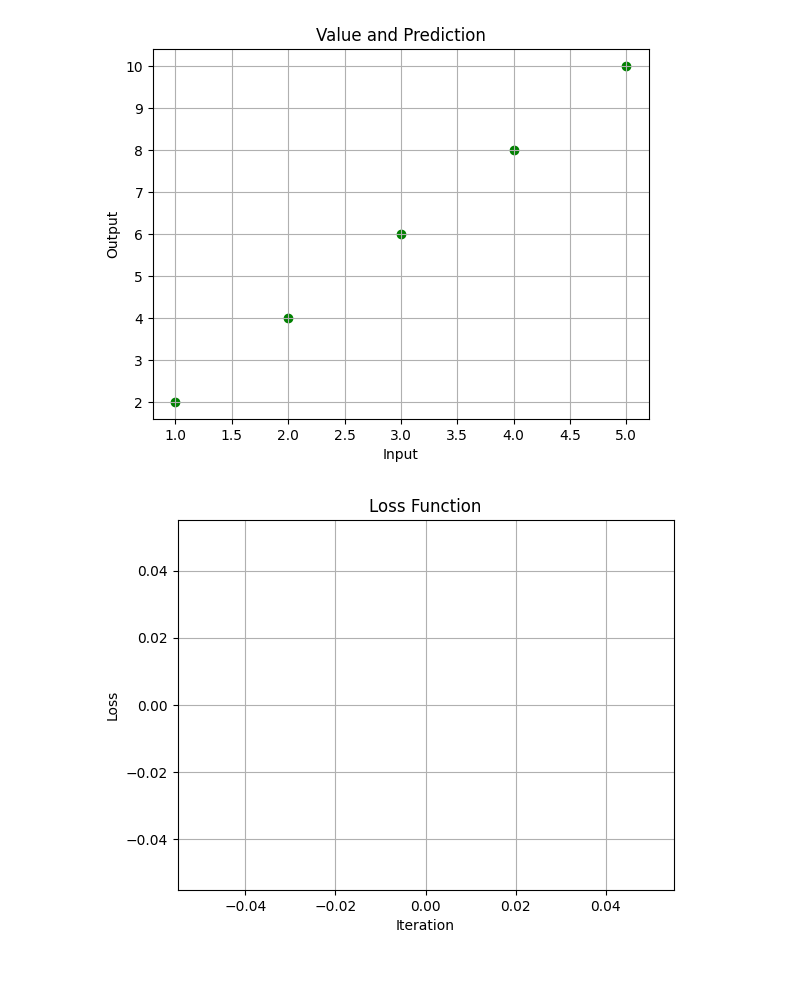
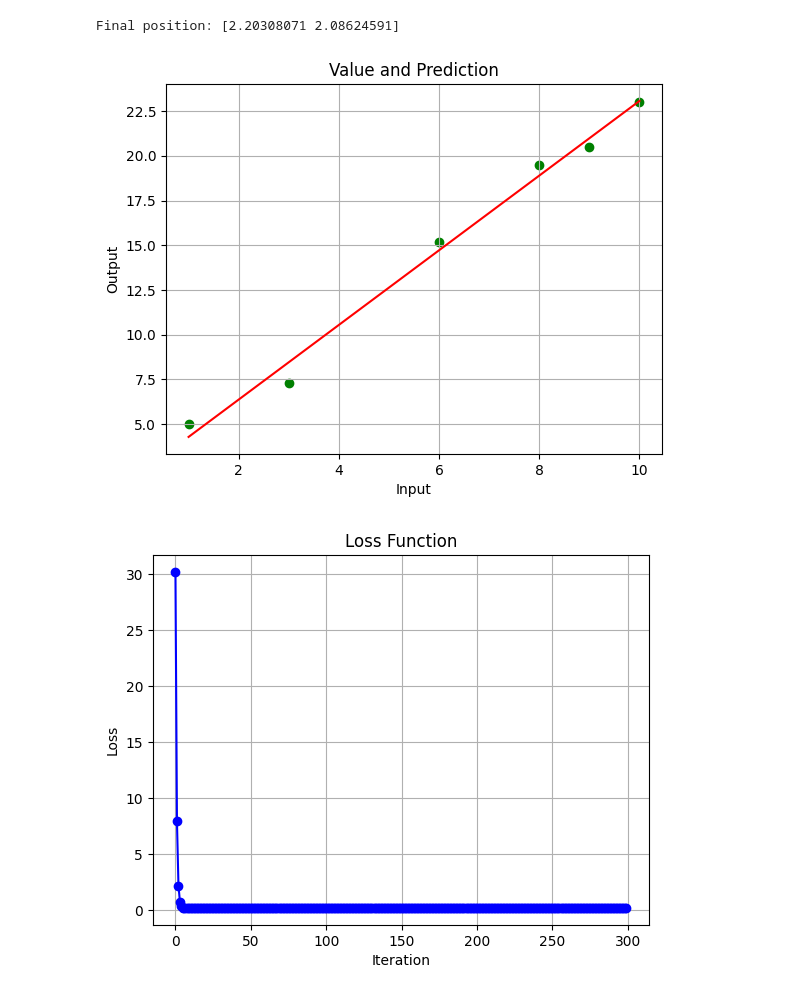
Before and after one commit to manoj-mathivanan/pythonML, a Jupyter notebook: Manoj_Assignment17_Linear_Logistic.ipynb, the cells around one changed output. Cells and saved outputs as stored; diff of their text form; code cells hidden in the pictures.

```diff
--- a/Manoj_Assignment17_Linear_Logistic.ipynb
+++ b/Manoj_Assignment17_Linear_Logistic.ipynb
@@ -15,7 +15,7 @@ def LogisticModelPrediction(x,w):
 def LinearModelErrorCost(yh,y):
   m=len(y)
   error=yh-y
-  return (1/(2*m))*np.sum(error**2)
+  return np.mean(error**2)/(2)
 
 def LogisticModelErrorCost(yh,y):
   m=len(y)
@@ -29,44 +29,82 @@ def gradient_descent(x,y,yh,w):
   w1_grad=(1/m)*np.sum(error*x)
   return np.array([w0_grad,w1_grad])
 # %%
-def learn_feedback(initial_guess, learning_rate, num_iterations, predictionmodel, predictionmodelcost, x, y):
+def Batch_Method(initial_guess, learning_rate, num_iterations, predictionmodel, predictionmodelcost, x, y):
   w = np.array(initial_guess)
   losses = []
   for i in range(num_iterations):
     yh = predictionmodel(x,w)
-    #loss = predictionmodelcost(yh,y)
-    #losses.append(loss)
+    loss = predictionmodelcost(yh,y)
+    losses.append(loss)
     grad = gradient_descent(x,y,yh,w)
     w = w - learning_rate * grad
   return w,losses
+
+def Mini_Batch_Method(batch_size, initial_guess, learning_rate, num_iterations, predictionmodel, predictionmodelcost, x, y):
+  w = np.array(initial_guess)
+  losses = []
+  subarrays = np.array_split(x, batch_size)
+  for subarray in enumerate(subarrays):
+    yh = predictionmodel(x,w)
+    loss = predictionmodelcost(yh,y)
+    losses.append(loss)
+    grad = gradient_descent(x,y,yh,w)
+    w = w - learning_rate * grad
+  return w,losses
 # %%
 # Parameters
-initial_guess = (10, -2)
-learning_rate = 3
-num_iterations = 1000
-input = np.array([1, 2, 3, 4, 5])
-output = np.array([2, 4, 6, 8, 10])
+initial_guess = (2, 1)
+learning_rate = 0.01
+num_iterations = 300
+input = np.array([1, 3, 6, 8, 9, 10])
+output = np.array([5, 7.3, 15.2, 19.5, 20.5, 23])
 predictionmodel = LinearModelPrediction
 predictionmodelcost = LinearModelErrorCost
 
+
 # Running the code
-final_position,losses = learn_feedback(initial_guess, learning_rate, num_iterations, predictionmodel, predictionmodelcost, input, output)
+final_position,losses = Batch_Method(initial_guess, learning_rate, num_iterations, predictionmodel, predictionmodelcost, input, output)
+
+print("Final position:", final_position)
 
 #Plot the output
 plt.scatter(input, output, color='green', label='Input',marker='o')
-plt.plot(input, predictionmodel(input, final_position), color='red', label='Predicted',marker='o')
+plt.plot(input, predictionmodel(input, final_position), color='red', label='Predicted')
 plt.title('Value and Prediction')
 plt.xlabel('Input')
 plt.ylabel('Output')
 plt.grid(True)
 plt.show()
 
 plt.plot(losses, color='blue', label='Loss',marker='o')
 plt.title('Loss Function')
 plt.xlabel('Iteration')
 plt.ylabel('Loss')
 plt.grid(True)
 plt.show()
+
+
+# Running the code
+final_position,losses = Mini_Batch_Method(3, initial_guess, learning_rate, num_iterations, predictionmodel, predictionmodelcost, input, output)
+
+print("Final position:", final_position)
+
+#Plot the output
+plt.scatter(input, output, color='green', label='Input',marker='o')
+plt.plot(input, predictionmodel(input, final_position), color='red', label='Predicted')
+plt.title('Value and Prediction')
+plt.xlabel('Input')
+plt.ylabel('Output')
+plt.grid(True)
+plt.show()
+
+plt.plot(losses, color='blue', label='Loss',marker='o')
+plt.title('Loss Function')
+plt.xlabel('Iteration')
+plt.ylabel('Loss')
+plt.grid(True)
+plt.show()
 # %% [output]
+Final position: [2.20308071 2.08624591]
-[figure, old version]
+[figure, new version]
-[figure, old version]
+[figure, new version]
```
